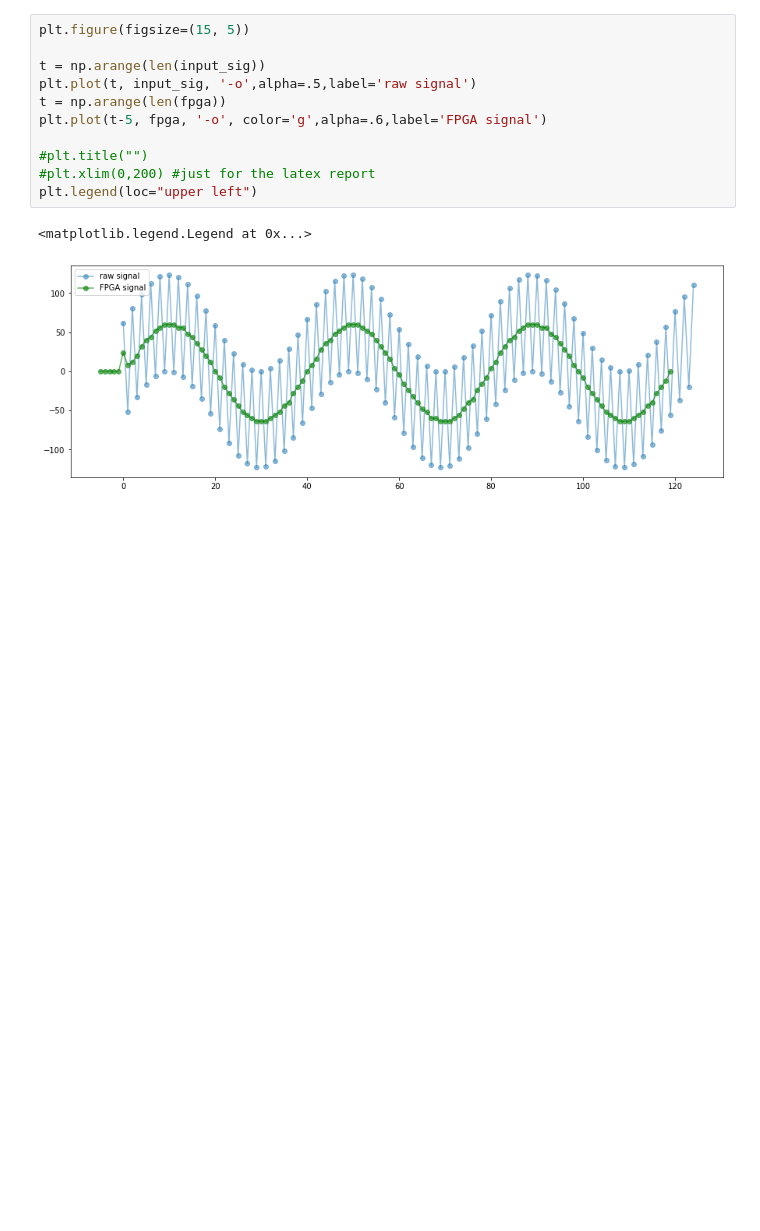
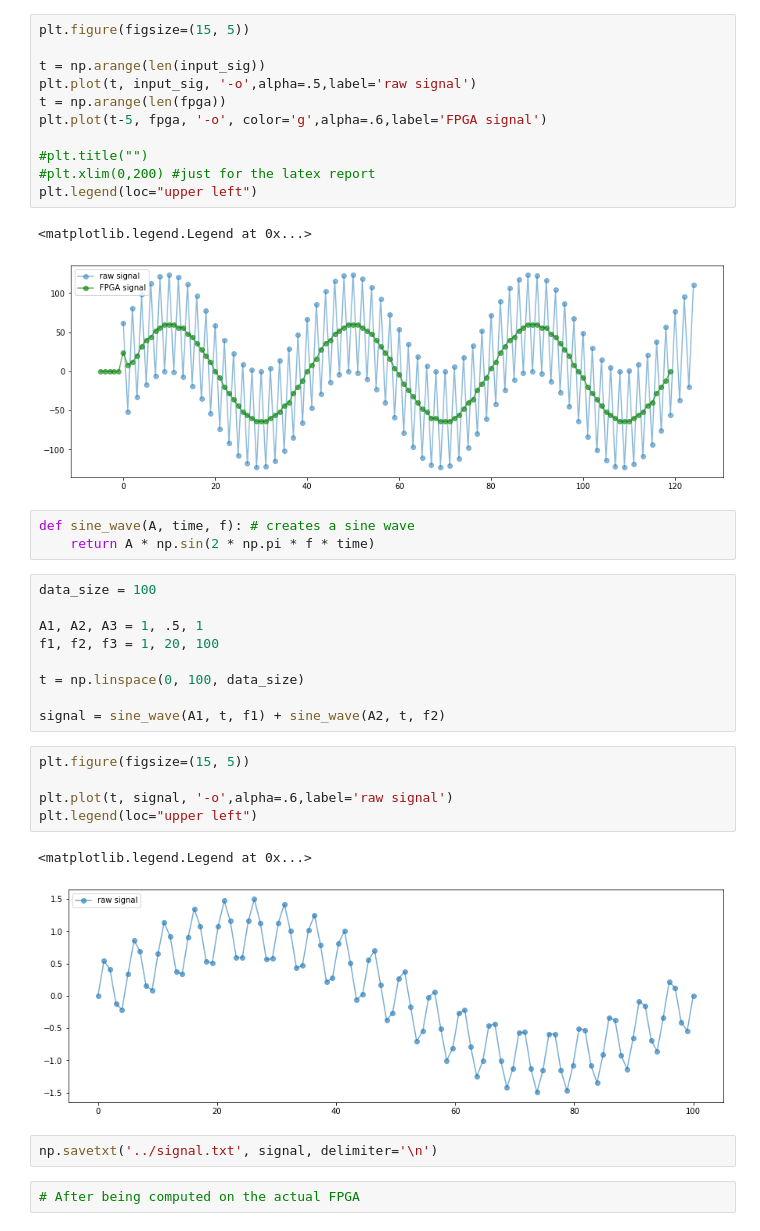
Before and after one commit to SaverioMonaco/4-Taps-FIR-Filter, a Jupyter notebook: src/analysis.ipynb, the cells around one changed output. Cells and saved outputs as stored; diff of their text form; blank space fills up the shorter version.

Commit message:
changing signal

```diff
--- a/src/analysis.ipynb
+++ b/src/analysis.ipynb
@@ -56,3 +56,27 @@ plt.legend(loc="upper left")
 # %% [output]
 <matplotlib.legend.Legend at 0x...>
 [figure]
+# %%
+def sine_wave(A, time, f): # creates a sine wave
+    return A * np.sin(2 * np.pi * f * time)
+# %%
+data_size = 100
+
+A1, A2, A3 = 1, .5, 1
+f1, f2, f3 = 1, 20, 100
+
+t = np.linspace(0, 100, data_size)
+
+signal = sine_wave(A1, t, f1) + sine_wave(A2, t, f2)
+# %%
+plt.figure(figsize=(15, 5))
+
+plt.plot(t, signal, '-o',alpha=.6,label='raw signal')
+plt.legend(loc="upper left")
+# %% [output]
+<matplotlib.legend.Legend at 0x...>
+[figure, added]
+# %%
+np.savetxt('../signal.txt', signal, delimiter='\n')
+# %%
+# After being computed on the actual FPGA
```
Also changed, not shown: 1 other file.
